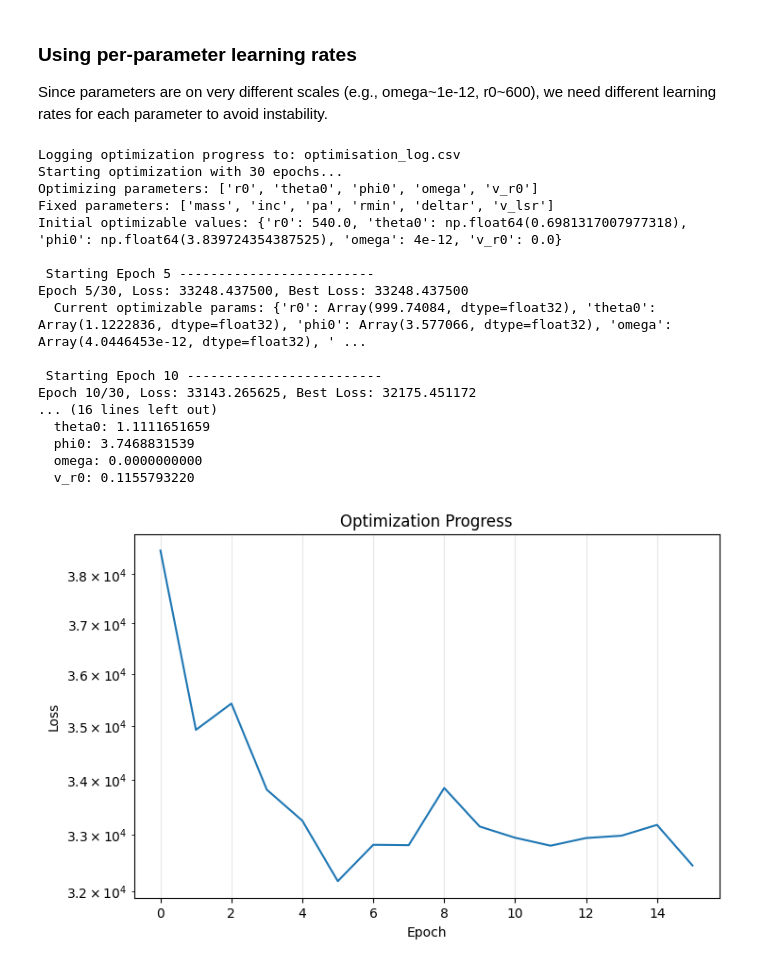
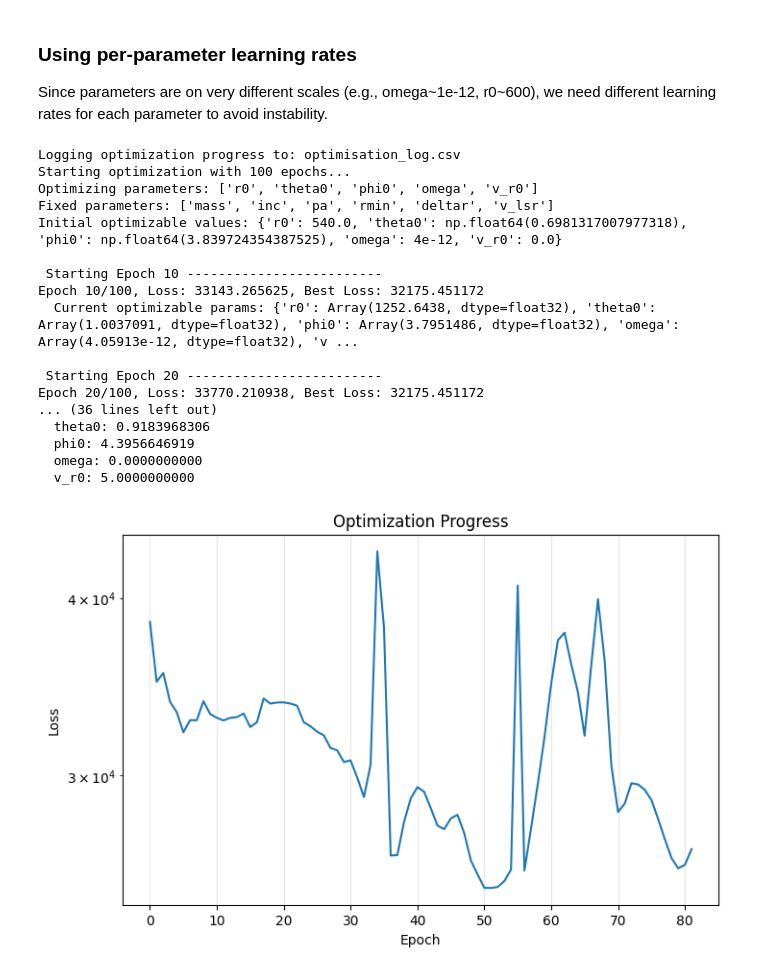
Before and after one commit to Lauren4476/velocity_tools, a Jupyter notebook: test_streamfit.ipynb, the cells around one changed output. Saved outputs shown, nothing was run; the diff lists cells and outputs as text; code cells hidden in the pictures.

```diff
--- a/test_streamfit.ipynb
+++ b/test_streamfit.ipynb
@@ -418,47 +424,47 @@ best_opt_params, loss_history = gradient_descent.fit_streamline(
     learning_rate=0.001,
     learning_rate_dict=learning_rates,
     param_bounds=param_bounds,
-    n_epochs=30,
-    info_every=5,
-    early_stopping_patience=10,
+    n_epochs=100,
+    info_every=10,
+    early_stopping_patience=30,
     log_file=log_file
 
 )
 
 print("Done!")
 print("---------------------------------------------")
 print("Best-fit parameters:")
 for key in best_opt_params.keys():
     print(f"  {key}: {best_opt_params[key]:.10f}")
 
 # Plot loss history
 plt.figure(figsize=(8, 5))
 plt.plot(loss_history)
 plt.xlabel('Epoch')
 plt.ylabel('Loss')
 plt.title('Optimization Progress')
 plt.yscale('log')
 plt.grid(True, alpha=0.3)
 plt.show()
 # %% [output]
 Logging optimization progress to: optimisation_log.csv
-Starting optimization with 30 epochs...
+Starting optimization with 100 epochs...
 Optimizing parameters: ['r0', 'theta0', 'phi0', 'omega', 'v_r0']
 Fixed parameters: ['mass', 'inc', 'pa', 'rmin', 'deltar', 'v_lsr']
 Initial optimizable values: {'r0': 540.0, 'theta0': np.float64(0.6981317007977318), 'phi0': np.float64(3.839724354387525), 'omega': 4e-12, 'v_r0': 0.0}
 
- Starting Epoch 5 -------------------------
-Epoch 5/30, Loss: 33248.437500, Best Loss: 33248.437500
-  Current optimizable params: {'r0': Array(999.74084, dtype=float32), 'theta0': Array(1.1222836, dtype=float32), 'phi0': Array(3.577066, dtype=float32), 'omega': Array(4.0446453e-12, dtype=float32), ' ...
+ Starting Epoch 10 -------------------------
+Epoch 10/100, Loss: 33143.265625, Best Loss: 32175.451172
+  Current optimizable params: {'r0': Array(1252.6438, dtype=float32), 'theta0': Array(1.0037091, dtype=float32), 'phi0': Array(3.7951486, dtype=float32), 'omega': Array(4.05913e-12, dtype=float32), 'v ...
 
- Starting Epoch 10 -------------------------
-Epoch 10/30, Loss: 33143.265625, Best Loss: 32175.451172
-... (16 lines left out)
-  theta0: 1.1111651659
-  phi0: 3.7468831539
+ Starting Epoch 20 -------------------------
+Epoch 20/100, Loss: 33770.210938, Best Loss: 32175.451172
+... (36 lines left out)
+  theta0: 0.9183968306
+  phi0: 4.3956646919
   omega: 0.0000000000
-  v_r0: 0.1155793220
+  v_r0: 5.0000000000
-[figure, old version]
+[figure, new version]
 # %%
 # Final model with best-fit parameters
 ra_best, dec_best, v_best = gradient_descent.forward_model(best_opt_params, fixed_params, distance)
```
Also changed, not shown: parts of 2 cells of this notebook, 6 other files.
